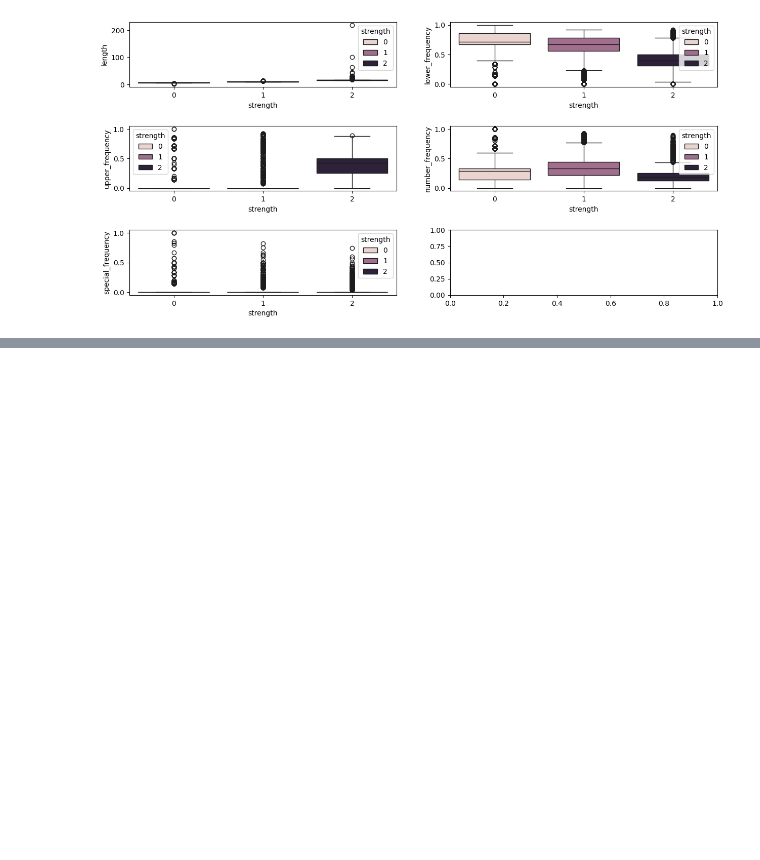
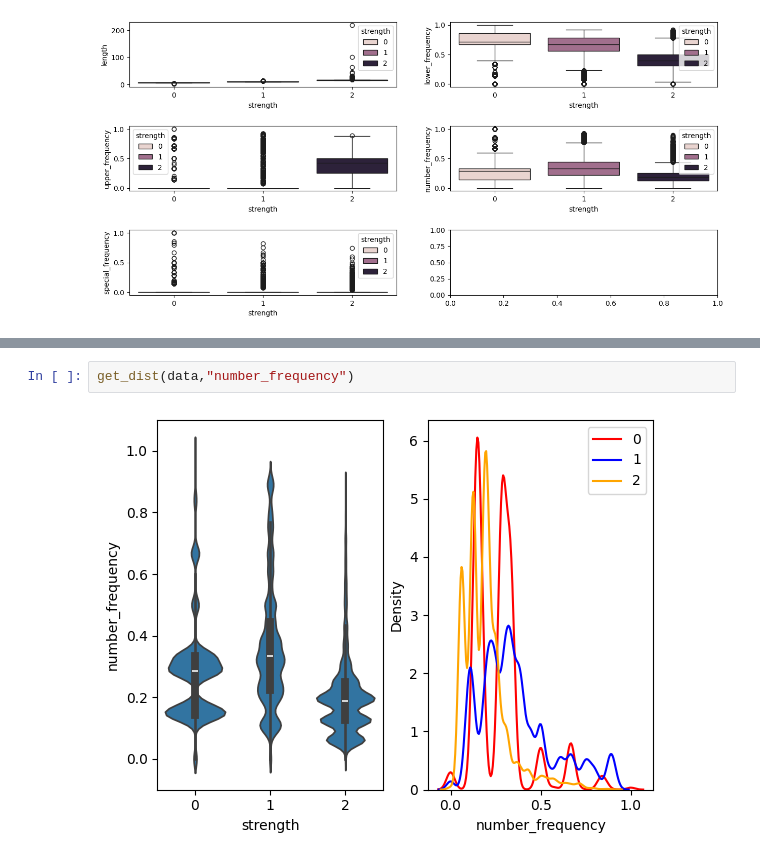
Before and after one commit to VirajThakur03/Predict-Password-strength-using-NLP, a Jupyter notebook: NLP_password_strength.ipynb, the cells around one changed output, grey strips where cells are left out. Drawn from its saved outputs; the diff is of its cells as text; blank space fills up the shorter version.

```diff
--- a/NLP_password_strength.ipynb
+++ b/NLP_password_strength.ipynb
@@ -334,0 +367,4 @@ plt.subplots_adjust(hspace=0.6)
+# %%
+get_dist(data,"number_frequency")
+# %% [output]
+[figure, added]
```
Also changed, not shown: parts of 19 cells of this notebook.
